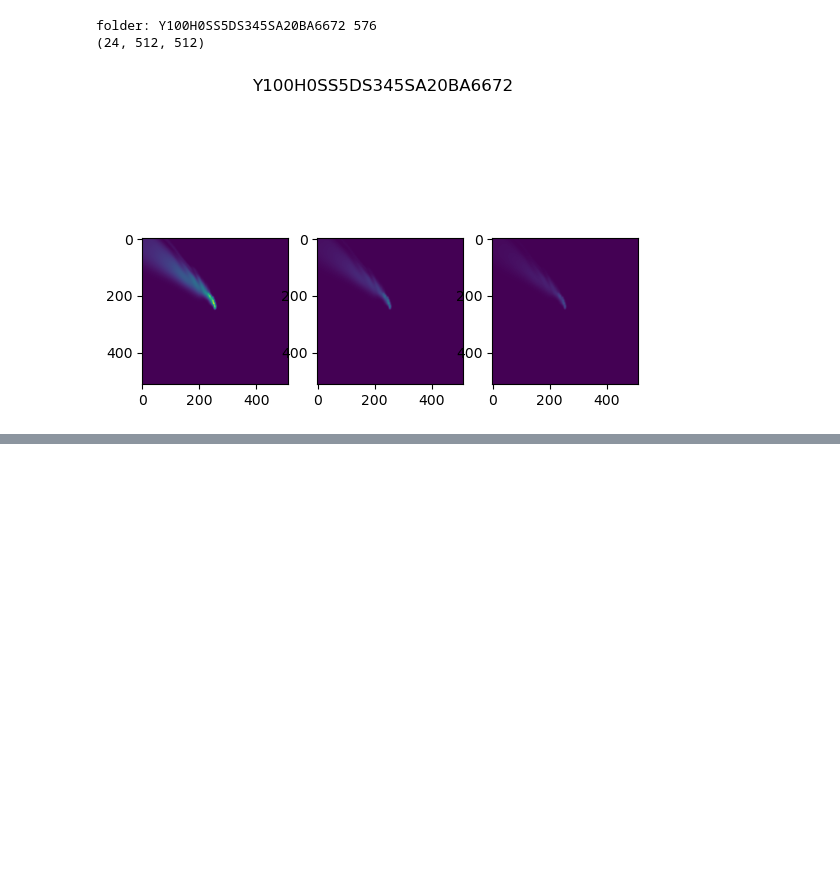
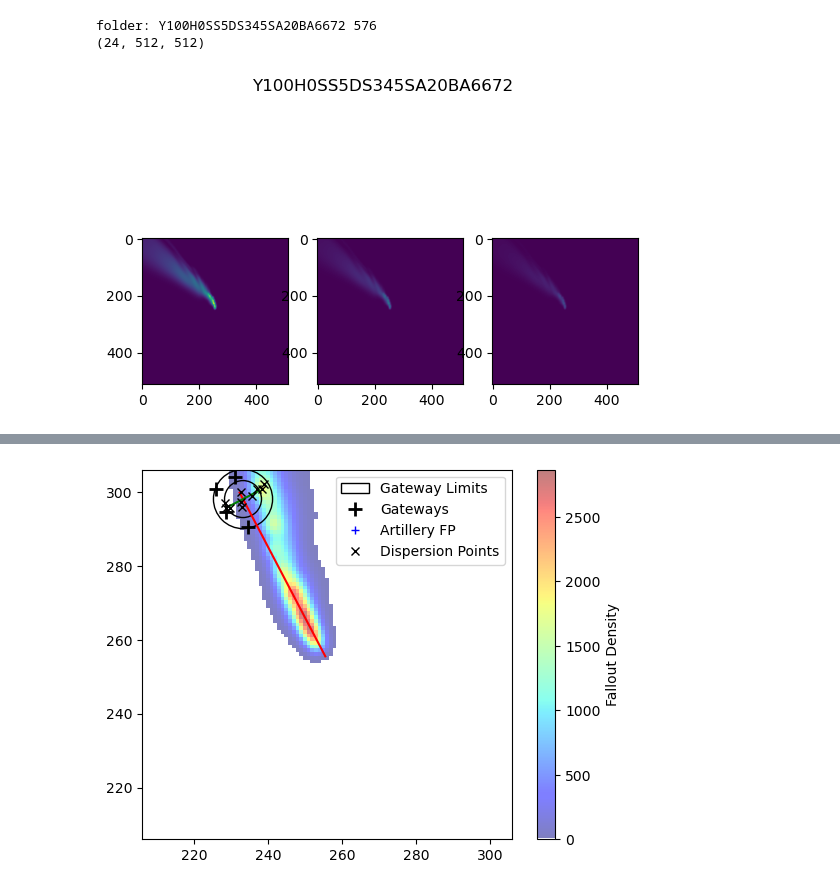
Before and after one commit to davidfobar/SCRAM, a Jupyter notebook: visualize_delfic_results.ipynb, the cells around one changed output, grey strips where cells are left out. Drawn from its saved outputs; the diff is of its cells as text; code cells hidden in the pictures; blank space fills up the shorter version.

Commit message:
detector scattering functional

```diff
--- a/visualize_delfic_results.ipynb
+++ b/visualize_delfic_results.ipynb
@@ -119,0 +202,88 @@ folder: Y10H0SS5DS29SA24BA4166, idx: 197
+# %%
+import matplotlib.colors as mcolors
+from numpy import size
+
+#create a custom colormap where zero is white
+cmap = plt.cm.jet
+cmaplist = [cmap(i) for i in range(cmap.N)]
+cmaplist[0] = (1, 1, 1, 1.0)
+cmap = mcolors.LinearSegmentedColormap.from_list('Custom cmap', cmaplist, cmap.N)
+
+# Plotting
+
+# show the data
+plt.imshow(data, origin='lower', cmap=cmap, alpha=0.5)
+plt.colorbar(label='Fallout Density')
+
+# show the fallout direction
+plt.plot(falloutX, falloutY, 'r-', label='Fallout Direction')
+
+# show the orientation of the detector field
+plt.plot(detFieldLengthX, detFieldLengthY, 'g-', label='Detector Field')
+
+# plot the limits of gateway locations
+gatewayMax = plt.Circle((detectorFieldCenterX, detectorFieldCenterY), 8, color='black', fill=False)
+gatewayMin = plt.Circle((detectorFieldCenterX, detectorFieldCenterY), 5, color='black', fill=False)
+plt.gca().add_artist(gatewayMax)
+plt.gca().add_artist(gatewayMin)
+
+# plot the gateway locations
+gatewayHandle = plt.plot([gateway[0] for gateway in gatewayLocations], [gateway[1] for gateway in gatewayLocations], 'k+', label='Gateways', markersize=10, markeredgewidth=2, markeredgecolor='black')
+
+# plot the artillery firing point
+ArtyFPHandle = plt.plot(artilleryX, artilleryY, 'b+', label='Artillery')
+
+# plot the detector dispersion points
+DispersionHandle = plt.plot(dispersionPoints[:, 0], dispersionPoints[:, 1], 'kx', label='Dispersion Points')
+
+legendHandles = [gatewayMax, gatewayHandle[0], ArtyFPHandle[0], DispersionHandle[0]]
+legendLabels = ['Gateway Limits', 'Gateways', 'Artillery FP', 'Dispersion Points']
+plt.legend(legendHandles, legendLabels)
+
+plotLimits = 100
+plt.xlim(data.shape[1]//2 - plotLimits/2, data.shape[1]//2 + plotLimits/2)
+plt.ylim(data.shape[0]//2 - plotLimits/2, data.shape[0]//2 + plotLimits/2)
+plt.show()
+
+##########################################################################
+
+# Plotting
+
+# show the data
+plt.imshow(data, origin='lower', cmap=cmap, alpha=0.5)
+plt.colorbar(label='Fallout Density')
+
+# show the fallout direction
+plt.plot(falloutX, falloutY, 'r-', label='Fallout Direction')
+
+# show the orientation of the detector field
+plt.plot(detFieldLengthX, detFieldLengthY, 'g-', label='Detector Field')
+
+# plot the limits of gateway locations
+gatewayMax = plt.Circle((detectorFieldCenterX, detectorFieldCenterY), 8, color='black', fill=False)
+gatewayMin = plt.Circle((detectorFieldCenterX, detectorFieldCenterY), 5, color='black', fill=False)
+plt.gca().add_artist(gatewayMax)
+plt.gca().add_artist(gatewayMin)
+
+# plot the gateway locations
+plt.plot([gateway[0] for gateway in gatewayLocations], [gateway[1] for gateway in gatewayLocations], 'k+', label='Gateways', markersize=10, markeredgewidth=2, markeredgecolor='black')
+
+# plot the artillery firing point
+plt.plot(artilleryX, artilleryY, 'b+', label='Artillery')
+
+# plot the detectors
+detectorHandle = plt.plot([detector[0] for detector in detectors], [detector[1] for detector in detectors], 'ro', label='Detectors', alpha=0.5)
+
+# plot the detector dispersion points
+plt.plot(dispersionPoints[:, 0], dispersionPoints[:, 1], 'kx', label='Dispersion Points')
+
+legendHandles = [gatewayMax, gatewayHandle[0], DispersionHandle[0], detectorHandle[0]]
+legendLabels = ['Gateway Limits', 'Gateways', 'Dispersion Points', 'Detectors']
+plt.legend(legendHandles, legendLabels)
+
+plotLimits = 25
+plt.xlim(detectorFieldCenterX - plotLimits/2, detectorFieldCenterX + plotLimits/2)
+plt.ylim(detectorFieldCenterY - plotLimits/2, detectorFieldCenterY + plotLimits/2)
+plt.show()
+# %% [output]
+[figure, added]
```
Also changed, not shown: parts of 4 cells of this notebook.
